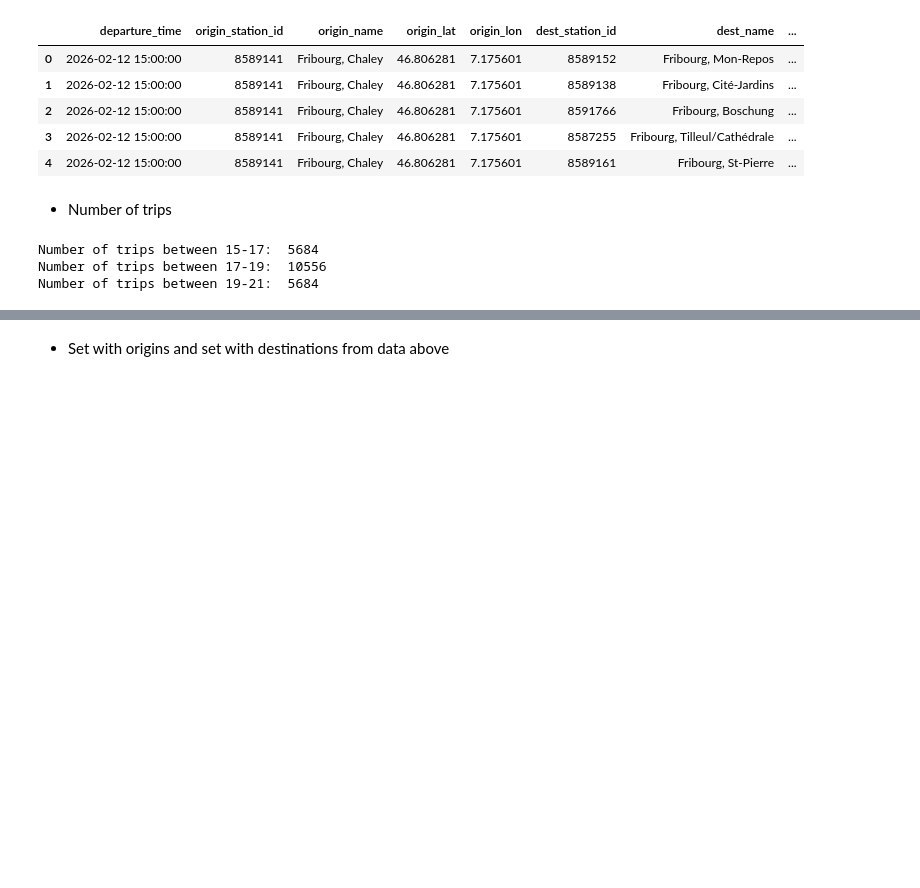
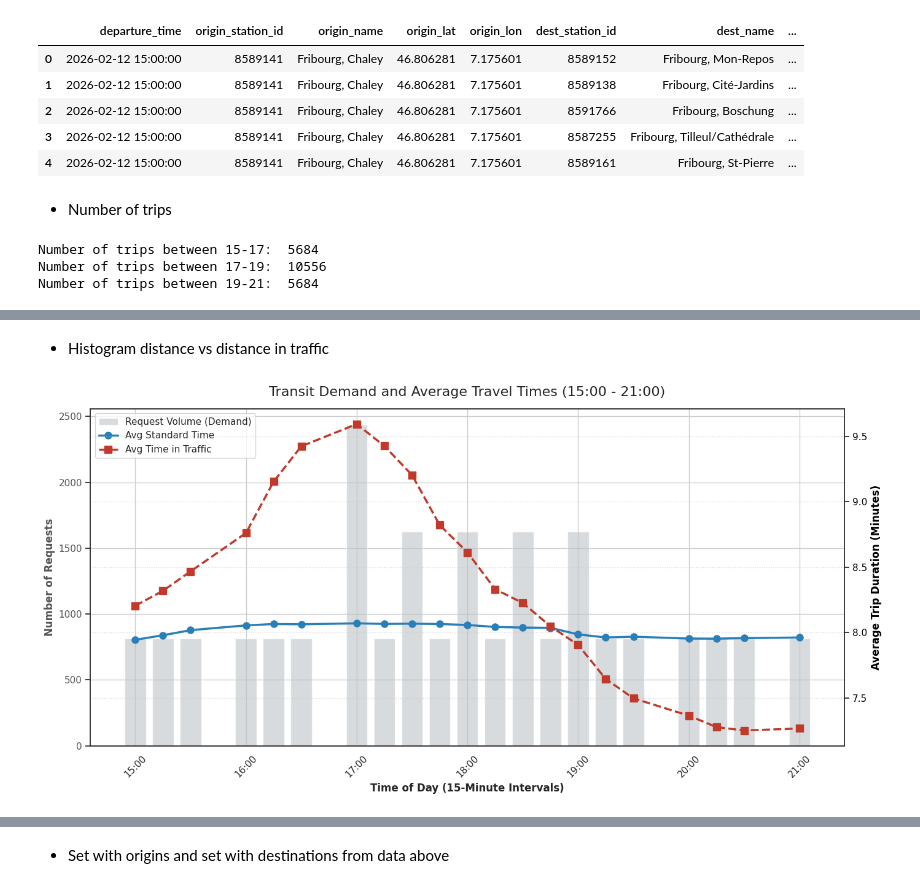
Before and after one commit to arthiu/Semester_Project_Meng_Xu, a Jupyter notebook: Minibus_simulation-main/Semester_project_eugénie.ipynb, the cells around one changed output, grey strips where cells are left out. Cells and saved outputs as stored; diff of their text form; code cells hidden in the pictures; blank space fills up the shorter version.

```diff
--- a/Minibus_simulation-main/Semester_project_eugénie.ipynb
+++ b/Minibus_simulation-main/Semester_project_eugénie.ipynb
@@ -36,0 +99,65 @@ Number of trips between 19-21:  5684
+# %% [markdown]
+* Histogram distance vs distance in traffic
+# %%
+# 1. Convert the strings to datetime objects FIRST
+df_all['departure_time'] = pd.to_datetime(df_all['departure_time'])
+
+# 2. Group the data into 15-minute bins
+# This aggregates thousands of rows into clean, readable intervals
+# 2. NOW you can group the data into 15-minute bins
+df_all['time_bin'] = df_all['departure_time'].dt.floor(f'{time_window}min')
+
+# Calculate the mean times and the total count of requests per bin
+agg_df = df_all.groupby('time_bin').agg(
+    request_volume=('duration_minutes', 'count'),
+    avg_std_time=('duration_minutes', 'mean'),
+    avg_trf_time=('duration_in_traffic_minutes', 'mean')
+).reset_index()
+
+# 3. Create the Dual-Axis Plot
+fig, ax1 = plt.subplots(figsize=(14, 7))
+sns.set_theme(style="white")
+
+# --- AXIS 1: Bar Plot for Request Volume ---
+color_bars = '#bdc3c7' # Light gray so it doesn't overpower the lines
+ax1.bar(agg_df['time_bin'], agg_df['request_volume'], width=0.008,
+        color=color_bars, alpha=0.6, label='Request Volume (Demand)')
+
+ax1.set_xlabel('Time of Day (15-Minute Intervals)', fontsize=12, fontweight='bold')
+ax1.set_ylabel('Number of Requests', color='#555555', fontsize=12, fontweight='bold')
+ax1.tick_params(axis='y', labelcolor='#555555')
+
+# Format the x-axis to show HH:MM nicely
+ax1.xaxis.set_major_formatter(mdates.DateFormatter('%H:%M'))
+plt.xticks(rotation=45)
+
+# --- AXIS 2: Line Plot for Travel Times ---
+# Create a second y-axis that shares the same x-axis
+ax2 = ax1.twinx()
+
+color_std = '#2980b9' # Strong Blue
+color_trf = '#c0392b' # Strong Red
+
+ax2.plot(agg_df['time_bin'], agg_df['avg_std_time'], color=color_std,
+         marker='o', linewidth=2.5, markersize=8, label='Avg Standard Time')
+ax2.plot(agg_df['time_bin'], agg_df['avg_trf_time'], color=color_trf,
+         marker='s', linewidth=2.5, markersize=8, linestyle='--', label='Avg Time in Traffic')
+
+ax2.set_ylabel('Average Trip Duration (Minutes)', color='black', fontsize=12, fontweight='bold')
+ax2.tick_params(axis='y', labelcolor='black')
+
+# --- Styling and Legends ---
+plt.title('Transit Demand and Average Travel Times (15:00 - 21:00)', fontsize=16, pad=15)
+
+# Combine legends from both axes
+lines_1, labels_1 = ax1.get_legend_handles_labels()
+lines_2, labels_2 = ax2.get_legend_handles_labels()
+ax1.legend(lines_1 + lines_2, labels_1 + labels_2, loc='upper left', frameon=True, facecolor='white')
+
+# Add a subtle grid to the background based on the time axis
+ax2.grid(True, linestyle=':', alpha=0.7)
+
+plt.tight_layout()
+plt.show()
+# %% [output]
+[figure, added]
```
Also changed, not shown: parts of 12 cells of this notebook, 1 other file.
